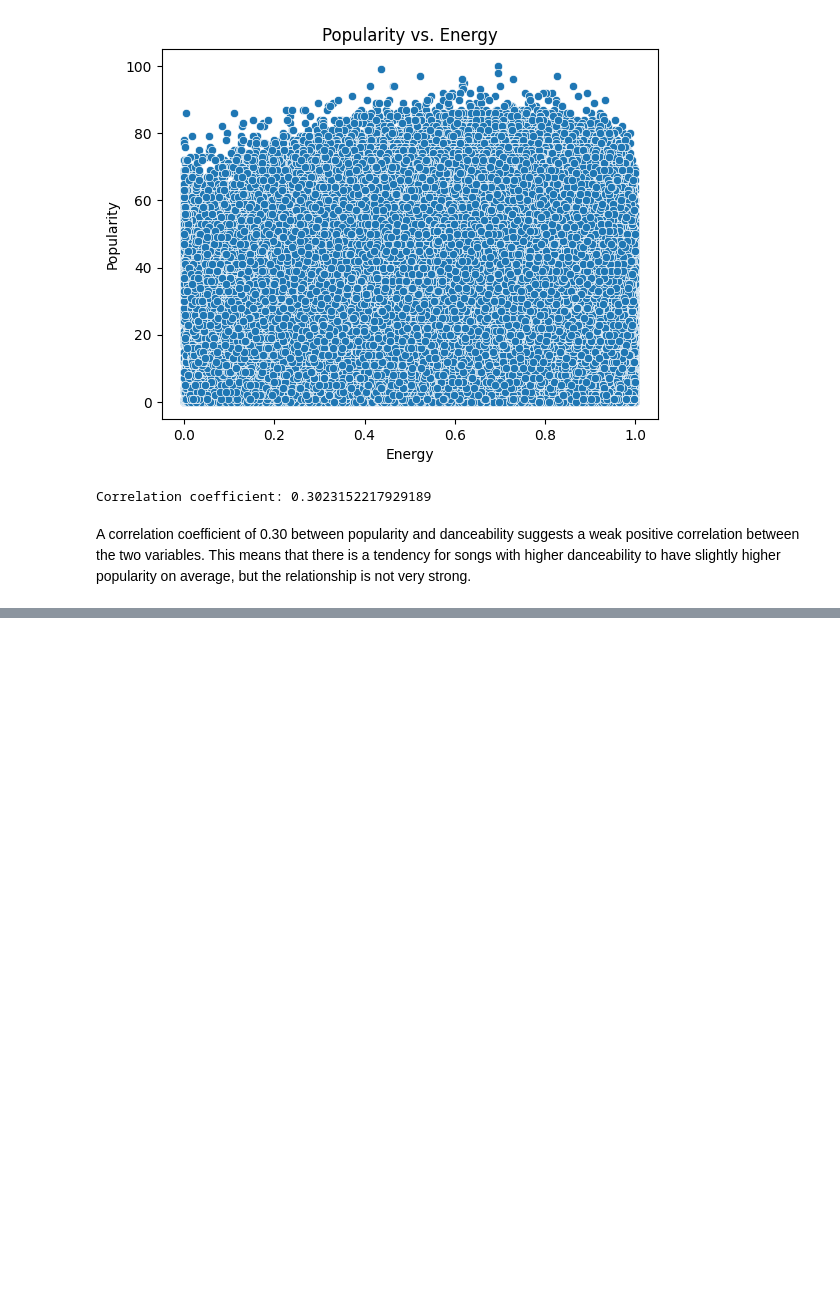
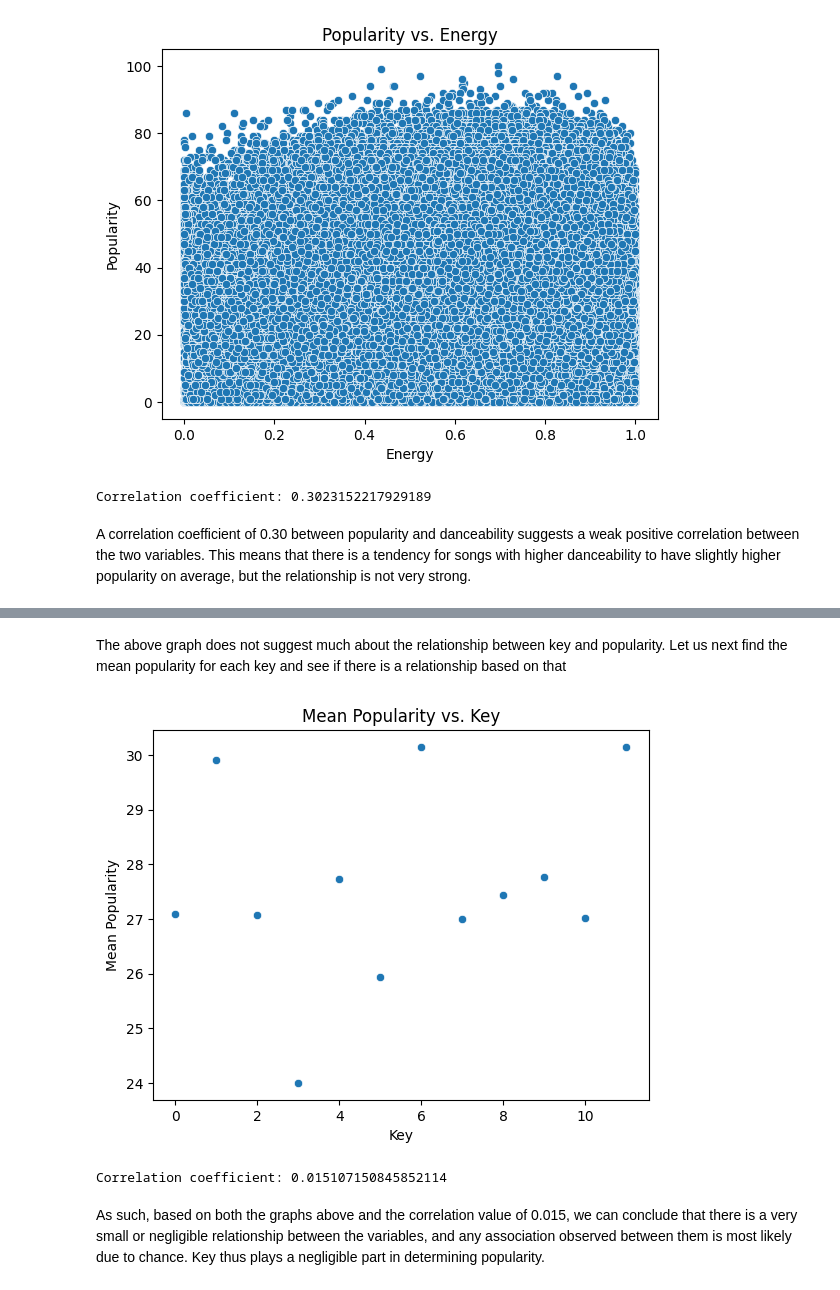
Before and after one commit to ayushmandixit2000/DSAI-Project, a Jupyter notebook: TracksAnalysis.ipynb, the cells around one changed output, grey strips where cells are left out. Drawn from its saved outputs; the diff is of its cells as text; code cells hidden in the pictures; blank space fills up the shorter version.

```diff
--- a/TracksAnalysis.ipynb
+++ b/TracksAnalysis.ipynb
@@ -563,0 +628,33 @@ A correlation coefficient of 0.30 between popularity and danceability suggests a
+# %% [markdown]
+The above graph does not suggest much about the relationship between key and popularity. Let us next find the mean popularity for each key and see if there is a relationship based on that
+# %%
+# Load the CSV file into a pandas DataFrame
+df = pd.read_csv('tracks.csv')
+
+# Select a random sample of 20% of the data
+df = df.sample(frac=0.2, random_state=42)
+
+# Group the DataFrame by key and calculate the mean popularity for each group
+grouped = df.groupby('key')['popularity'].mean().reset_index()
+
+# Create a scatter plot of key vs. mean popularity
+sns.scatterplot(x='key', y='popularity', data=grouped)
+
+# Set the plot title and axis labels
+plt.title('Mean Popularity vs. Key')
+plt.xlabel('Key')
+plt.ylabel('Mean Popularity')
+
+# Show the plot
+plt.show()
+
+# Calculate the correlation coefficient between key and popularity
+corr = df['key'].corr(df['popularity'])
+
+# Print the correlation coefficient to the console
+print('Correlation coefficient:', corr)
+# %% [output]
+[figure, added]
+Correlation coefficient: 0.015107150845852114
+# %% [markdown]
+As such, based on both the graphs above and the correlation value of 0.015, we can conclude that there is a very small or negligible relationship between the variables, and any association observed between them is most likely due to chance. Key thus plays a negligible part in determining popularity.
```
Also changed, not shown: parts of 3 cells of this notebook.
